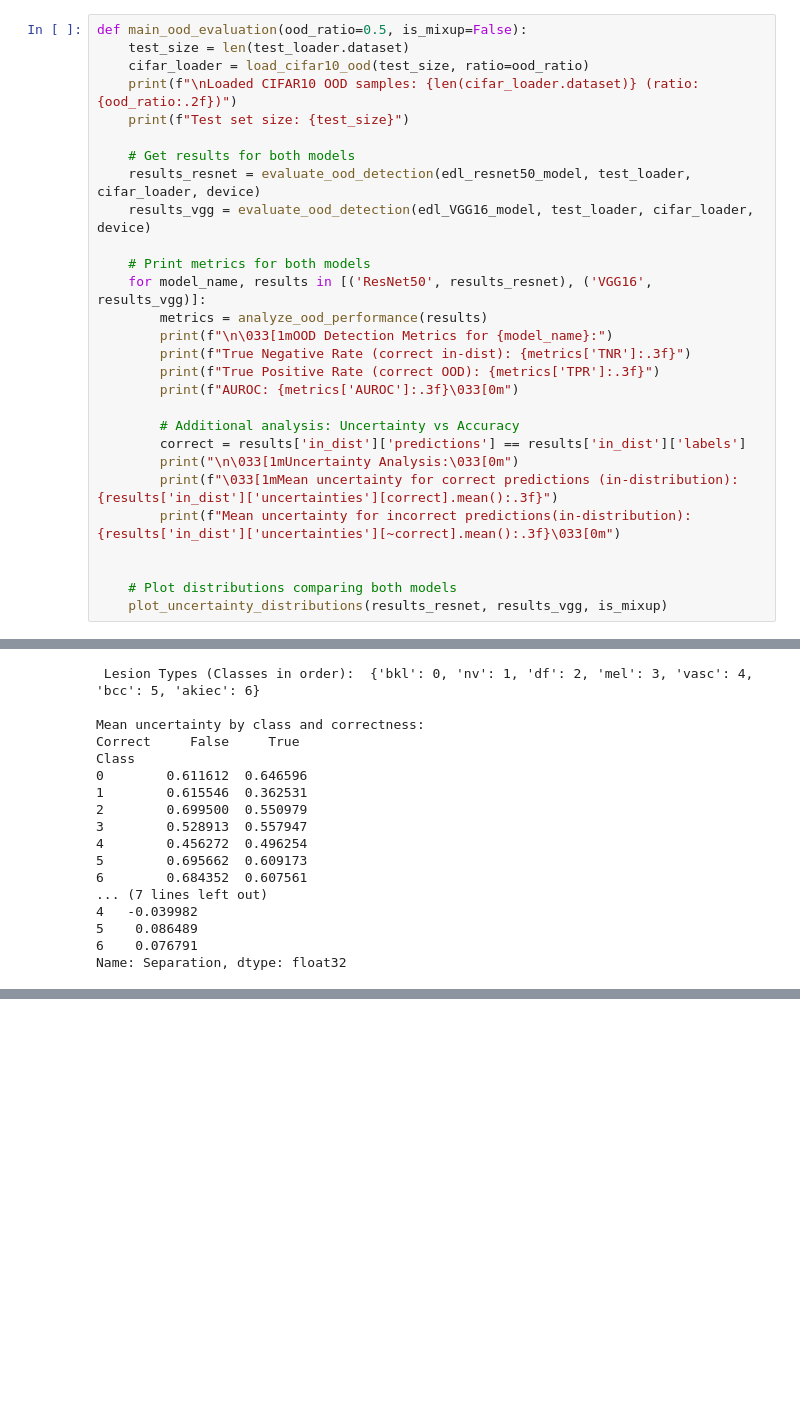
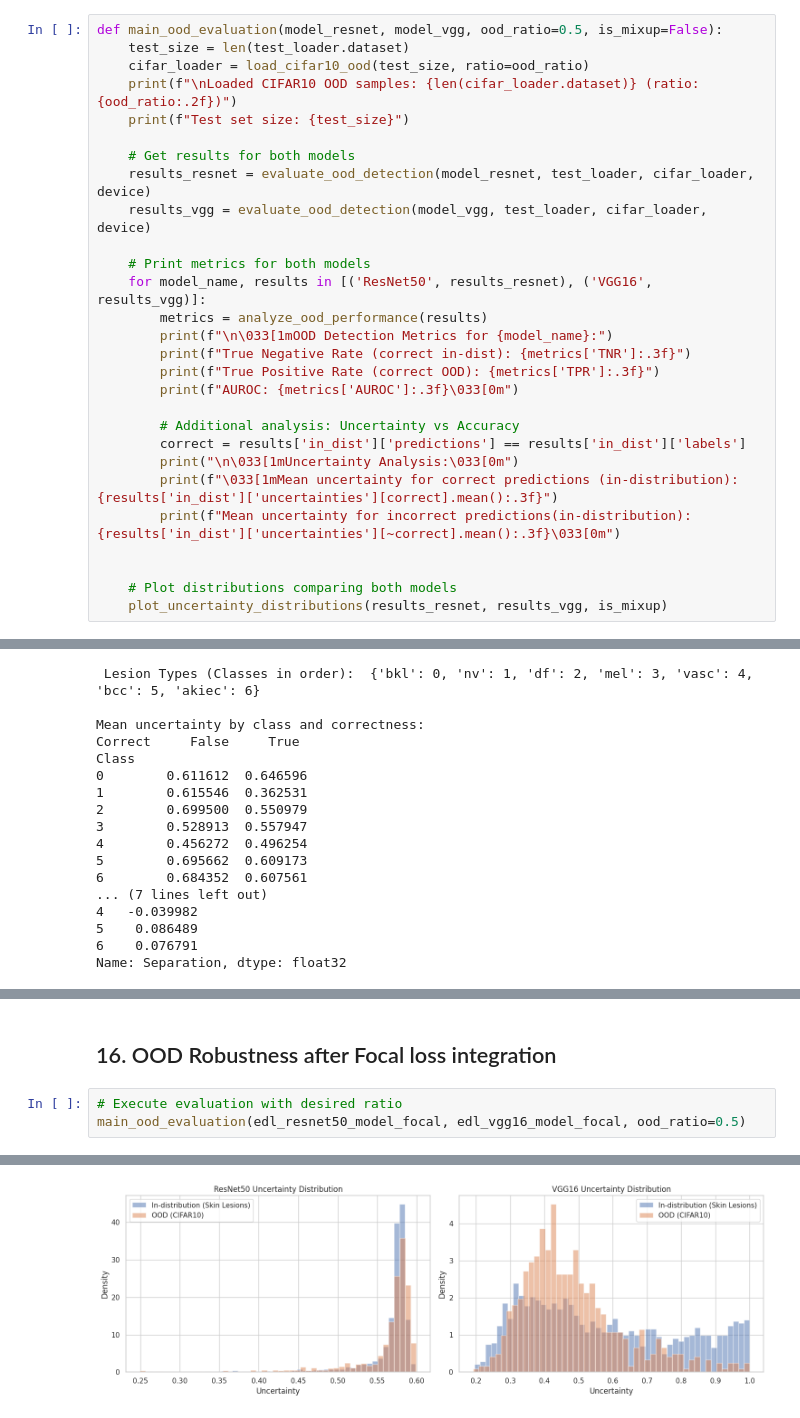
Before and after one commit to Swapnil5101/Aspect-Based-Sentiment-Analysis, a Jupyter notebook: uncertainty-aware-skin-lesion-classification-edl.ipynb, the cells around one changed output, grey strips where cells are left out. Drawn from its saved outputs; the diff is of its cells as text; blank space fills up the shorter version.

```diff
--- a/uncertainty-aware-skin-lesion-classification-edl.ipynb
+++ b/uncertainty-aware-skin-lesion-classification-edl.ipynb
@@ -2520,15 +2268,15 @@ def plot_uncertainty_distributions(results_resnet, results_vgg, is_mixup=False):
 
     plt.show()
 # %%
-def main_ood_evaluation(ood_ratio=0.5, is_mixup=False):
+def main_ood_evaluation(model_resnet, model_vgg, ood_ratio=0.5, is_mixup=False):
     test_size = len(test_loader.dataset)
     cifar_loader = load_cifar10_ood(test_size, ratio=ood_ratio)
     print(f"\nLoaded CIFAR10 OOD samples: {len(cifar_loader.dataset)} (ratio: {ood_ratio:.2f})")
     print(f"Test set size: {test_size}")
 
     # Get results for both models
-    results_resnet = evaluate_ood_detection(edl_resnet50_model, test_loader, cifar_loader, device)
-    results_vgg = evaluate_ood_detection(edl_VGG16_model, test_loader, cifar_loader, device)
+    results_resnet = evaluate_ood_detection(model_resnet, test_loader, cifar_loader, device)
+    results_vgg = evaluate_ood_detection(model_vgg, test_loader, cifar_loader, device)
 
     # Print metrics for both models
     for model_name, results in [('ResNet50', results_resnet), ('VGG16', results_vgg)]:
@@ -3076,0 +2866,6 @@ Name: Separation, dtype: float32
+# %% [markdown]
+## 16. OOD Robustness after Focal loss integration
+# %%
+# Execute evaluation with desired ratio
+main_ood_evaluation(edl_resnet50_model_focal, edl_vgg16_model_focal, ood_ratio=0.5)
+# %% [output]
@@ -3076,0 +2890 @@ Name: Separation, dtype: float32
+[figure, added]
```
Also changed, not shown: parts of 52 cells of this notebook.
